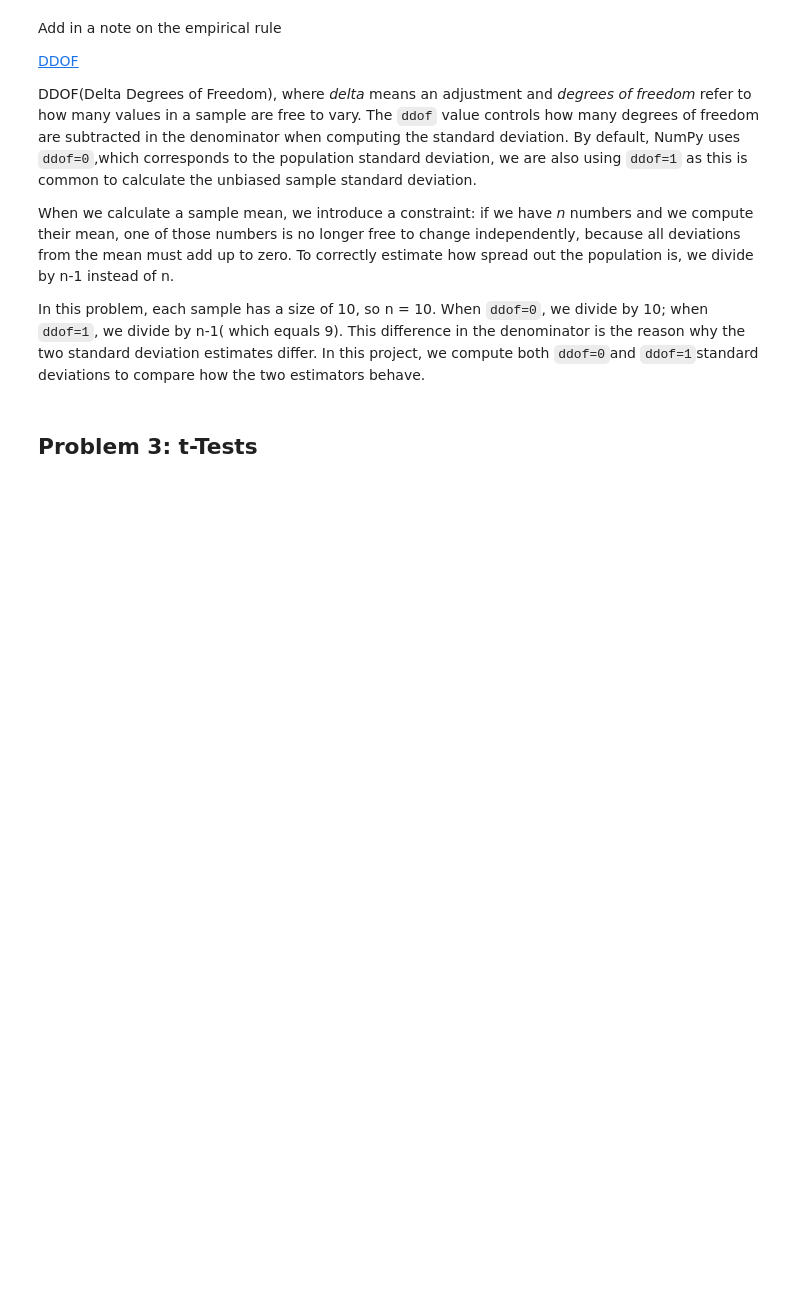
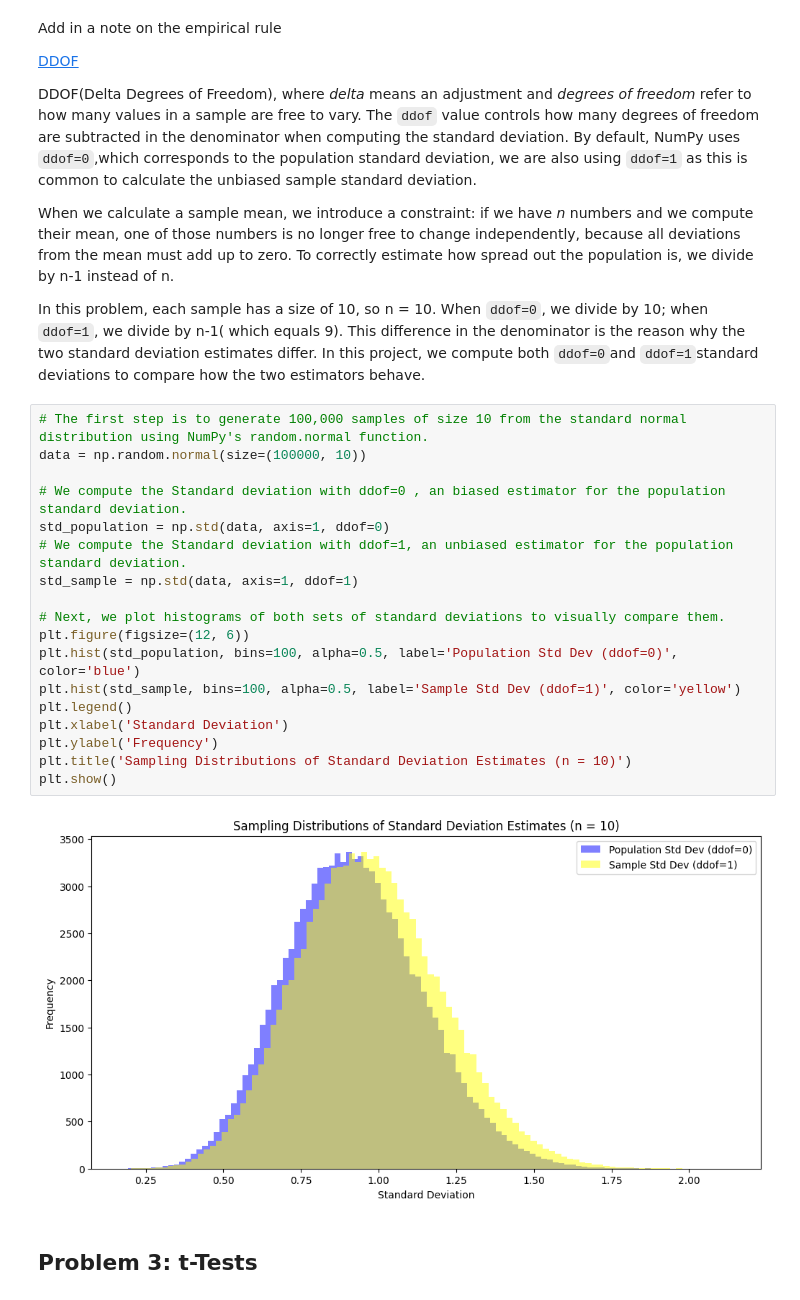
Before and after one commit to Grainne10/applied_statistics, a Jupyter notebook: problems.ipynb, the cells around one changed output. Drawn from its saved outputs; the diff is of its cells as text; blank space fills up the shorter version.

Commit message:
Problem 2 Create a histogram using ddof=0 and ddof=1

```diff
--- a/problems.ipynb
+++ b/problems.ipynb
@@ -246,6 +246,26 @@ DDOF(Delta Degrees of Freedom), where *delta* means an adjustment and *degrees o
 When we calculate a sample mean, we introduce a constraint: if we have *n* numbers and we compute their mean, one of those numbers is no longer free to change independently, because all deviations from the mean must add up to zero. To correctly estimate how spread out the population is, we divide by n-1 instead of n.
 
 In this problem,  each sample has a size of 10, so n = 10. When `ddof=0`, we divide by 10; when `ddof=1`, we divide by n-1( which equals 9). This difference in the denominator  is the reason why the two standard deviation estimates differ. In this project, we compute both `ddof=0`and `ddof=1`standard deviations to compare how the two estimators behave.
+# %%
+# The first step is to generate 100,000 samples of size 10 from the standard normal distribution using NumPy's random.normal function.
+data = np.random.normal(size=(100000, 10))
+
+# We compute the Standard deviation with ddof=0 , an biased estimator for the population standard deviation.
+std_population = np.std(data, axis=1, ddof=0)
+# We compute the Standard deviation with ddof=1, an unbiased estimator for the population standard deviation.
+std_sample = np.std(data, axis=1, ddof=1)
+
+# Next, we plot histograms of both sets of standard deviations to visually compare them.
+plt.figure(figsize=(12, 6))
+plt.hist(std_population, bins=100, alpha=0.5, label='Population Std Dev (ddof=0)', color='blue')
+plt.hist(std_sample, bins=100, alpha=0.5, label='Sample Std Dev (ddof=1)', color='yellow')
+plt.legend()
+plt.xlabel('Standard Deviation')
+plt.ylabel('Frequency')
+plt.title('Sampling Distributions of Standard Deviation Estimates (n = 10)')
+plt.show()
+# %% [output]
+[figure, added]
 # %% [markdown]
 ## Problem 3: t-Tests
 # %% [markdown]
```
